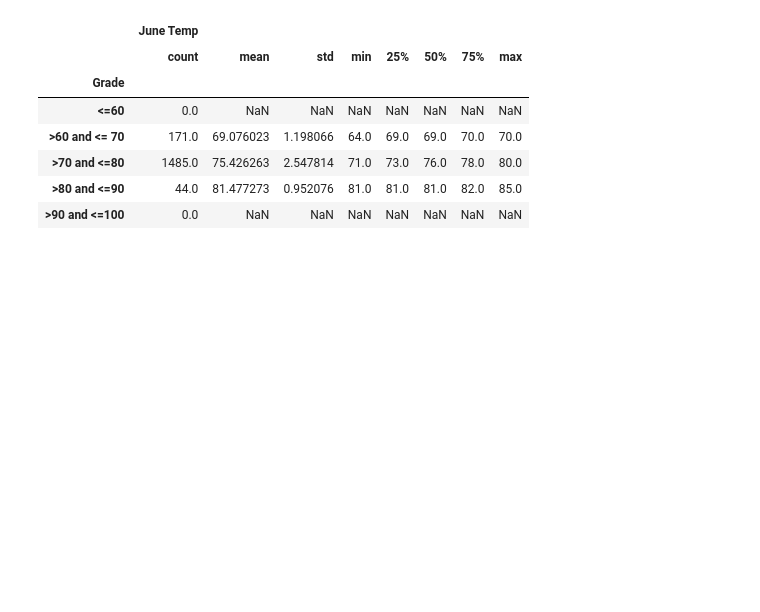
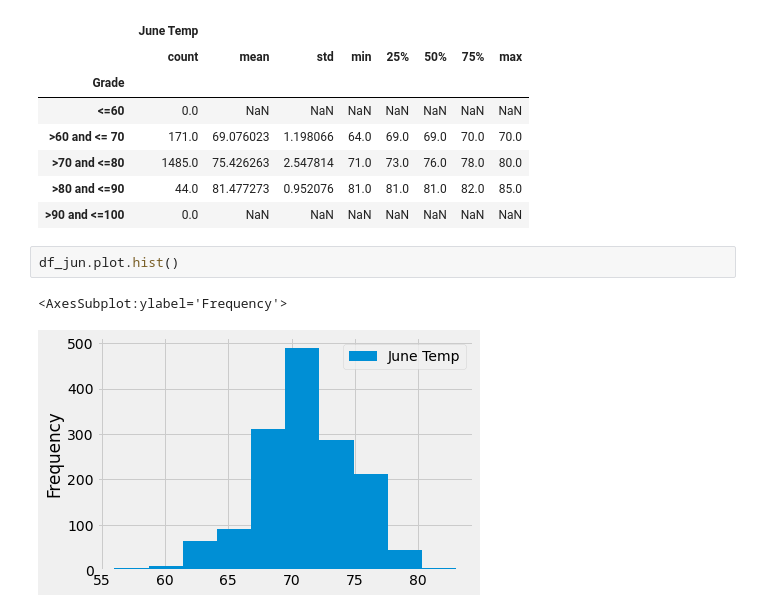
Before and after one commit to vishaldeo/surfs_up, a Jupyter notebook: SurfsUp_Challenge.ipynb, the cells around one changed output. Drawn from its saved outputs; the diff is of its cells as text; blank space fills up the shorter version.

```diff
--- a/SurfsUp_Challenge.ipynb
+++ b/SurfsUp_Challenge.ipynb
@@ -215,3 +227,8 @@ df_june.describe()
 | >70 and <=80 | 1485.0 | 75.426263 | 2.547814 | 71.0 | 73.0 | 76.0 | 78.0 | 80.0 |
 | >80 and <=90 | 44.0 | 81.477273 | 0.952076 | 81.0 | 81.0 | 81.0 | 82.0 | 85.0 |
 | >90 and <=100 | 0.0 | NaN | NaN | NaN | NaN | NaN | NaN | NaN |
+# %%
+df_jun.plot.hist()
+# %% [output]
+<AxesSubplot:ylabel='Frequency'>
+[figure, added]
```
Also changed, not shown: parts of 4 cells of this notebook, 1 other file.
